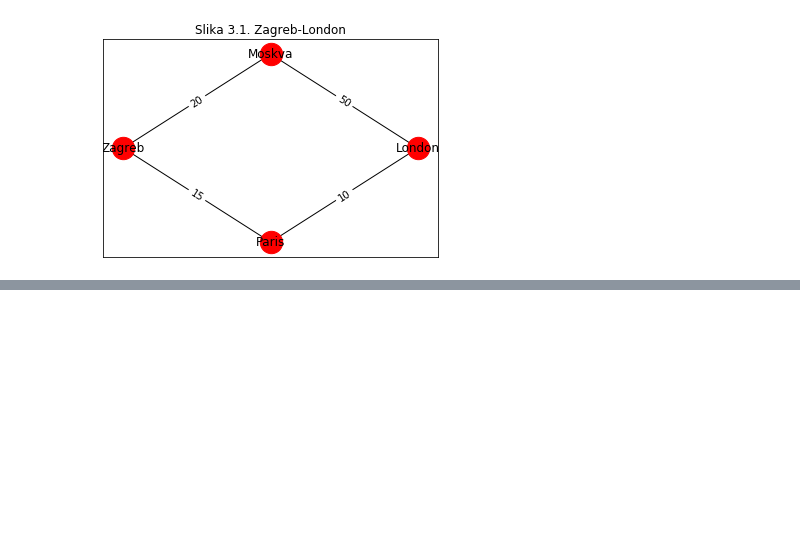
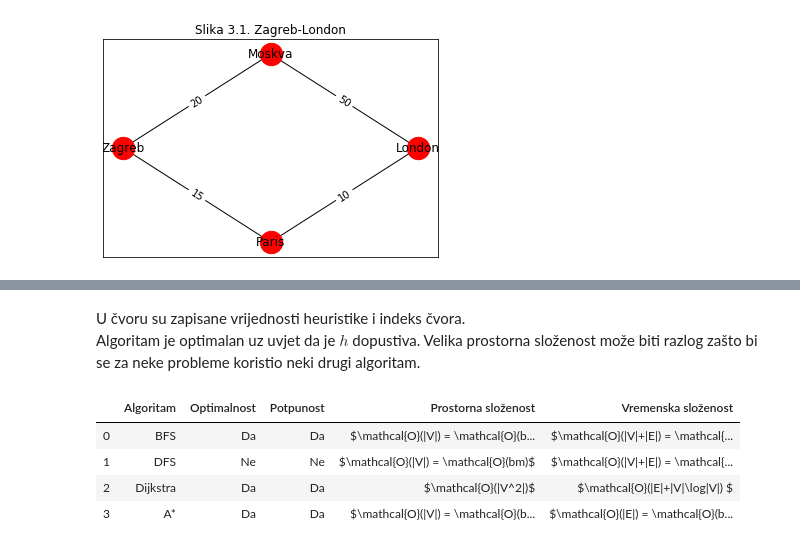
Before and after one commit to nivuckovic/matematicki-softver-esej1, a Jupyter notebook: BFS.ipynb, the cells around one changed output, grey strips where cells are left out. Cells and saved outputs as stored; diff of their text form; code cells hidden in the pictures; blank space fills up the shorter version.

Commit message:
Naopravljeno 99%, dodati zaključak i još neke sitnice popraviti

```diff
--- a/BFS.ipynb
+++ b/BFS.ipynb
@@ -1229,0 +1337,19 @@ ispisi_output_A_star()
+# %% [markdown]
+U čvoru su zapisane vrijednosti heuristike i indeks čvora.<br>
+Algoritam je optimalan uz uvjet da je $h$ dopustiva. Velika prostorna složenost može biti razlog zašto bi se za neke probleme koristio neki drugi algoritam.
+# %%
+red_vrijednosti = ['A*','Da', 'Da',
+                '$\mathcal{O}(|V|) = \mathcal{O}(b^{d+1})$',
+                '$\mathcal{O}(|E|) = \mathcal{O}(b^{d+1})$']
+
+# dodajemo red u tablicu
+red = pd.Series(red_vrijednosti, index=tablica_svojstava_algoritama.columns)
+tablica_svojstava_algoritama = tablica_svojstava_algoritama.append(red, ignore_index=True)
+
+display(tablica_svojstava_algoritama)
+# %% [output]
+|  | Algoritam | Optimalnost | Potpunost | Prostorna složenost | Vremenska složenost |
+| 0 | BFS | Da | Da | $\mathcal{O}(|V|) = \mathcal{O}(b... | $\mathcal{O}(|V|+|E|) = \mathcal{... |
+| 1 | DFS | Ne | Ne | $\mathcal{O}(|V|) = \mathcal{O}(bm)$ | $\mathcal{O}(|V|+|E|) = \mathcal{... |
+| 2 | Dijkstra | Da | Da | $\mathcal{O}(|V^2|)$ | $\mathcal{O}(|E|+|V|\log|V|) $ |
+| 3 | A* | Da | Da | $\mathcal{O}(|V|) = \mathcal{O}(b... | $\mathcal{O}(|E|) = \mathcal{O}(b... |
```
Also changed, not shown: parts of 15 cells of this notebook.
